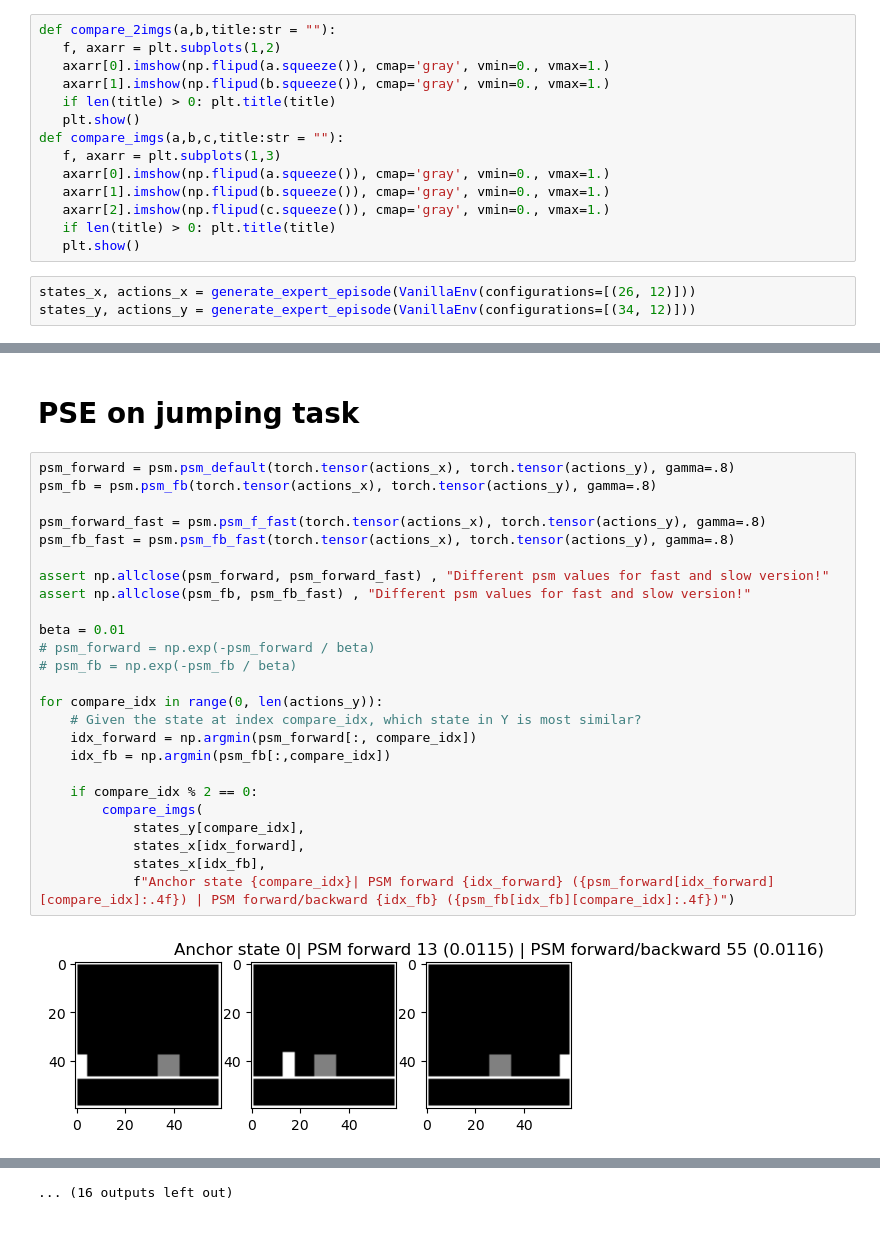
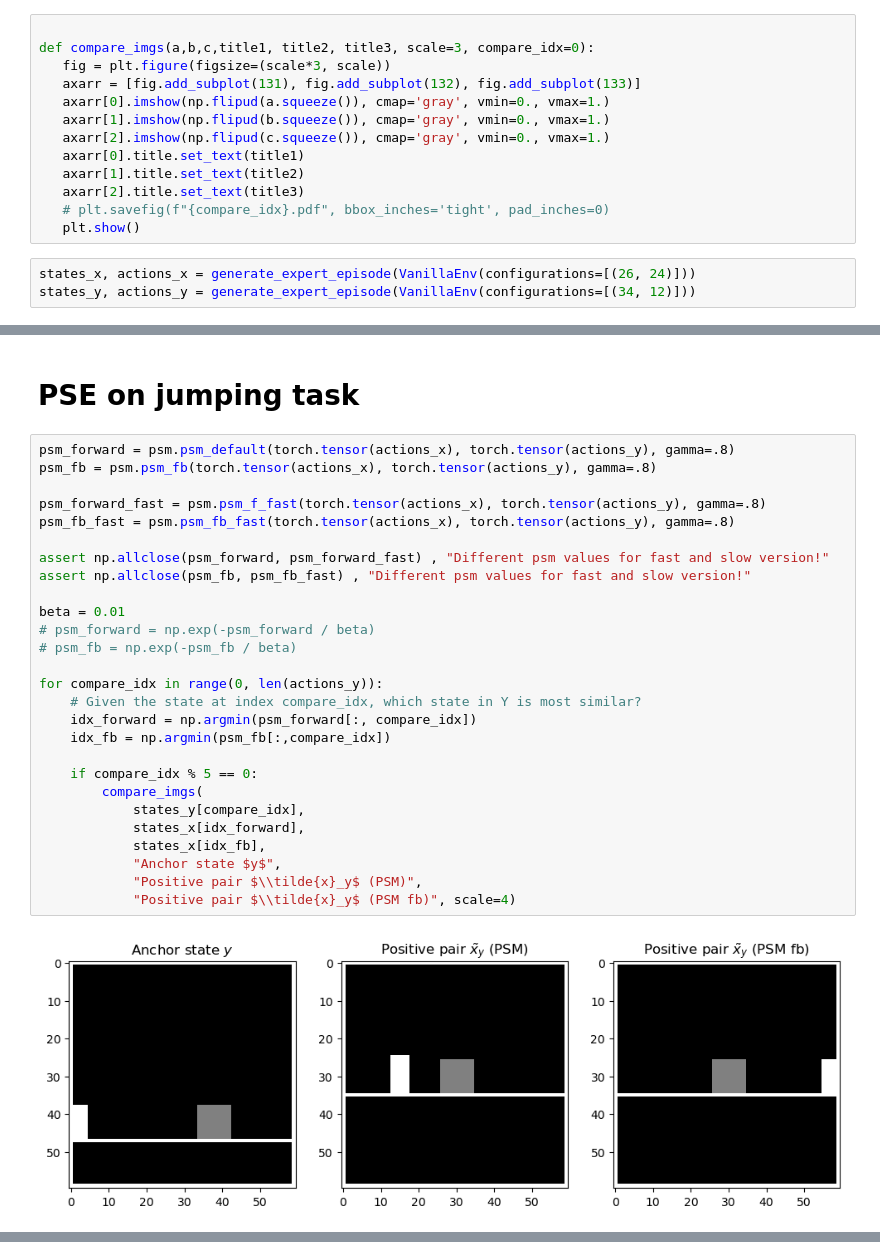
Before and after one commit to manusimidt/jku_master_thesis, a Jupyter notebook: jumping/visualize_psm.ipynb, the cells around one changed output, grey strips where cells are left out. Saved outputs shown, nothing was run; the diff lists cells and outputs as text; blank space fills up the shorter version.

```diff
--- a/jumping/visualize_psm.ipynb
+++ b/jumping/visualize_psm.ipynb
@@ -13,21 +13,20 @@ from env import VanillaEnv
 from env import generate_expert_episode
 from common import psm
 # %%
-def compare_2imgs(a,b,title:str = ""):
-   f, axarr = plt.subplots(1,2)
-   axarr[0].imshow(np.flipud(a.squeeze()), cmap='gray', vmin=0., vmax=1.)
-   axarr[1].imshow(np.flipud(b.squeeze()), cmap='gray', vmin=0., vmax=1.)
-   if len(title) > 0: plt.title(title)
-   plt.show()
-def compare_imgs(a,b,c,title:str = ""):
-   f, axarr = plt.subplots(1,3)
+
+def compare_imgs(a,b,c,title1, title2, title3, scale=3, compare_idx=0):
+   fig = plt.figure(figsize=(scale*3, scale))
+   axarr = [fig.add_subplot(131), fig.add_subplot(132), fig.add_subplot(133)]
    axarr[0].imshow(np.flipud(a.squeeze()), cmap='gray', vmin=0., vmax=1.)
    axarr[1].imshow(np.flipud(b.squeeze()), cmap='gray', vmin=0., vmax=1.)
    axarr[2].imshow(np.flipud(c.squeeze()), cmap='gray', vmin=0., vmax=1.)
-   if len(title) > 0: plt.title(title)
+   axarr[0].title.set_text(title1)
+   axarr[1].title.set_text(title2)
+   axarr[2].title.set_text(title3)
+   # plt.savefig(f"{compare_idx}.pdf", bbox_inches='tight', pad_inches=0)
    plt.show()
 # %%
-states_x, actions_x = generate_expert_episode(VanillaEnv(configurations=[(26, 12)]))
+states_x, actions_x = generate_expert_episode(VanillaEnv(configurations=[(26, 24)]))
 states_y, actions_y = generate_expert_episode(VanillaEnv(configurations=[(34, 12)]))
 # %% [markdown]
 # Manual calculation of PSE
@@ -155,27 +154,29 @@ tensor([[1.9603, 2.9703, 1.9603, 1.9504, 1.9406],
 # %%
 psm_forward = psm.psm_default(torch.tensor(actions_x), torch.tensor(actions_y), gamma=.8)
 psm_fb = psm.psm_fb(torch.tensor(actions_x), torch.tensor(actions_y), gamma=.8)
 
 psm_forward_fast = psm.psm_f_fast(torch.tensor(actions_x), torch.tensor(actions_y), gamma=.8)
 psm_fb_fast = psm.psm_fb_fast(torch.tensor(actions_x), torch.tensor(actions_y), gamma=.8)
 
 assert np.allclose(psm_forward, psm_forward_fast) , "Different psm values for fast and slow version!"
 assert np.allclose(psm_fb, psm_fb_fast) , "Different psm values for fast and slow version!"
 
 beta = 0.01
 # psm_forward = np.exp(-psm_forward / beta)
 # psm_fb = np.exp(-psm_fb / beta)
 
 for compare_idx in range(0, len(actions_y)):
     # Given the state at index compare_idx, which state in Y is most similar?
     idx_forward = np.argmin(psm_forward[:, compare_idx])
     idx_fb = np.argmin(psm_fb[:,compare_idx])
 
-    if compare_idx % 2 == 0:
+    if compare_idx % 5 == 0:
         compare_imgs(
             states_y[compare_idx],
             states_x[idx_forward],
             states_x[idx_fb],
-            f"Anchor state {compare_idx}| PSM forward {idx_forward} ({psm_forward[idx_forward][compare_idx]:.4f}) | PSM forward/backward {idx_fb} ({psm_fb[idx_fb][compare_idx]:.4f})")
+            "Anchor state $y$",
+            "Positive pair $\\tilde{x}_y$ (PSM)",
+            "Positive pair $\\tilde{x}_y$ (PSM fb)", scale=4)
 # %% [output]
-[figure, old version]
+[figure, new version]
@@ -193 +193,0 @@ for compare_idx in range(0, len(actions_y)):
-... (16 outputs left out)
```
Also changed, not shown: parts of 4 cells of this notebook, 3 other files.
